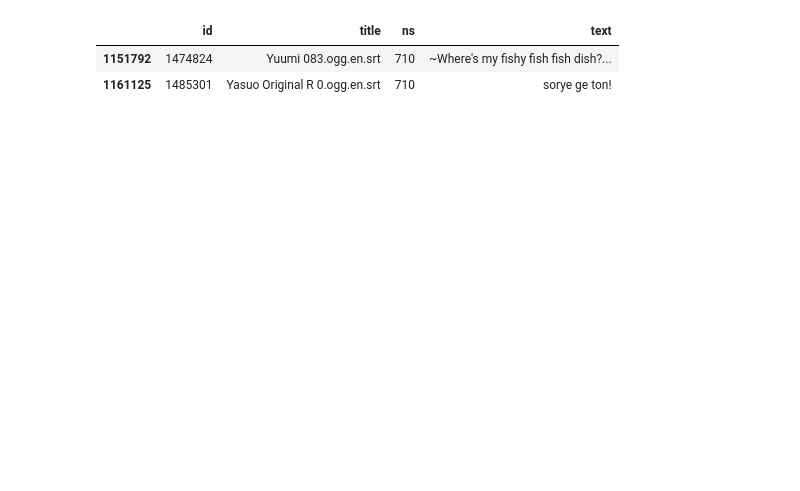
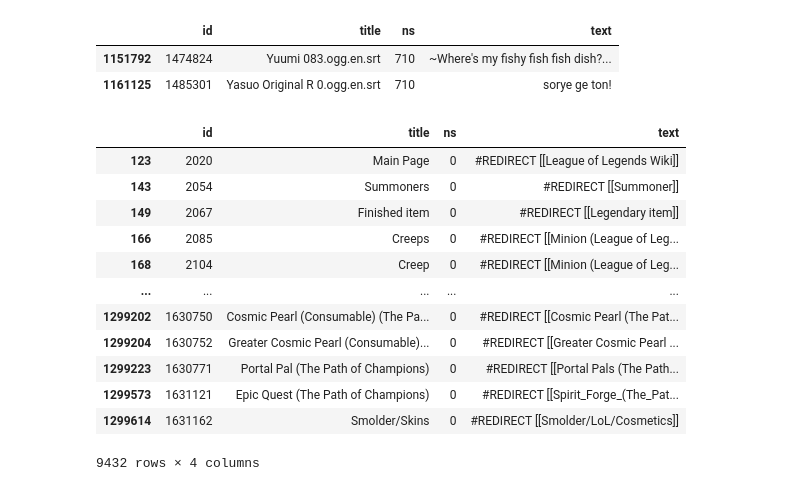
Before and after one commit to M-Ali-ML/Loreer, a Jupyter notebook: 00-parse_xml_dumb.ipynb, the cells around one changed output. Saved outputs shown, nothing was run; the diff lists cells and outputs as text; code cells hidden in the pictures; blank space fills up the shorter version.

```diff
--- a/00-parse_xml_dumb.ipynb
+++ b/00-parse_xml_dumb.ipynb
@@ -175,0 +186,18 @@ df[df["ns"] == 710]
+# %%
+# remove those rows
+display(df[df["text"].str.contains("#REDIRECT.* |#redirect.*", na=False)])
+df = df[~df["text"].str.contains("#REDIRECT.* |#redirect.*", na=False)]
+# %% [output]
+|  | id | title | ns | text |
+| 123 | 2020 | Main Page | 0 | #REDIRECT [[League of Legends Wiki]] |
+| 143 | 2054 | Summoners | 0 | #REDIRECT [[Summoner]] |
+| 149 | 2067 | Finished item | 0 | #REDIRECT [[Legendary item]] |
+| 166 | 2085 | Creeps | 0 | #REDIRECT [[Minion (League of Leg... |
+| 168 | 2104 | Creep | 0 | #REDIRECT [[Minion (League of Leg... |
+| ... | ... | ... | ... | ... |
+| 1299202 | 1630750 | Cosmic Pearl (Consumable) (The Pa... | 0 | #REDIRECT [[Cosmic Pearl (The Pat... |
+| 1299204 | 1630752 | Greater Cosmic Pearl (Consumable)... | 0 | #REDIRECT [[Greater Cosmic Pearl ... |
+| 1299223 | 1630771 | Portal Pal (The Path of Champions) | 0 | #REDIRECT [[Portal Pals (The Path... |
+| 1299573 | 1631121 | Epic Quest (The Path of Champions) | 0 | #REDIRECT [[Spirit_Forge_(The_Pat... |
+| 1299614 | 1631162 | Smolder/Skins | 0 | #REDIRECT [[Smolder/LoL/Cosmetics]] |
+9432 rows × 4 columns
```
Also changed, not shown: parts of 10 cells of this notebook, 3 other files.
